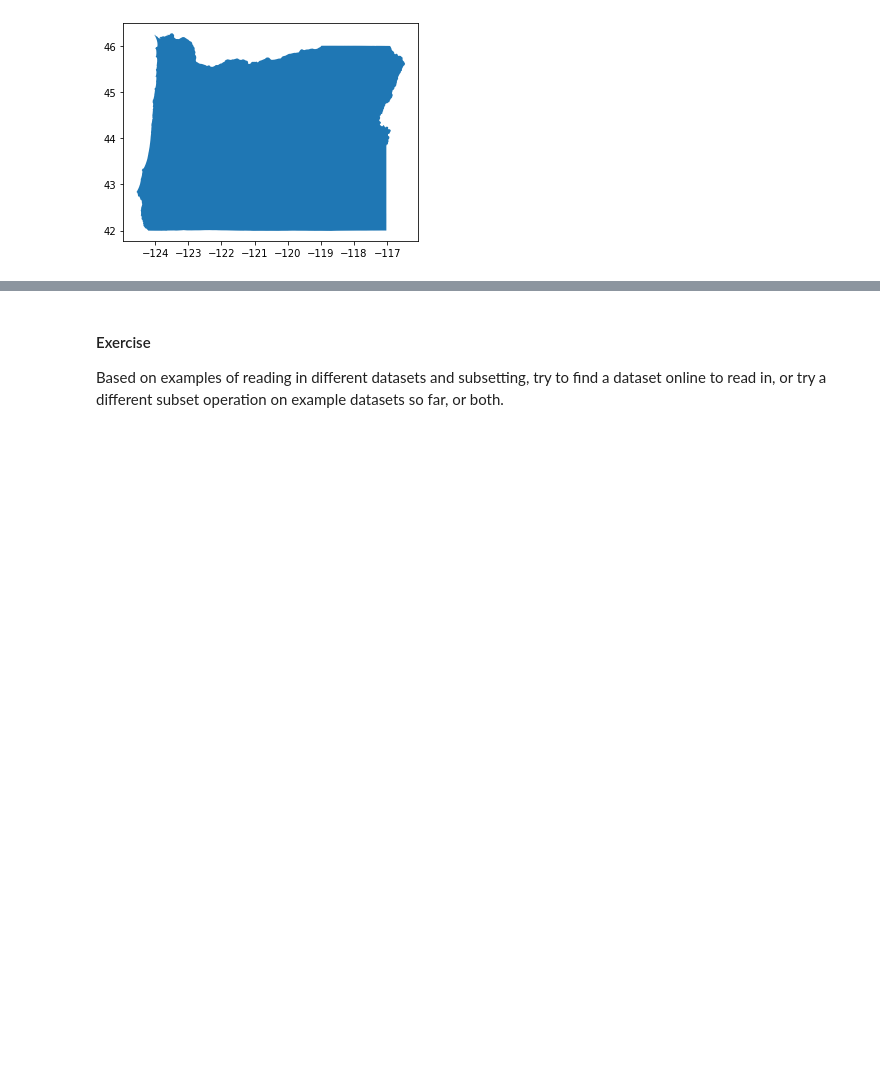
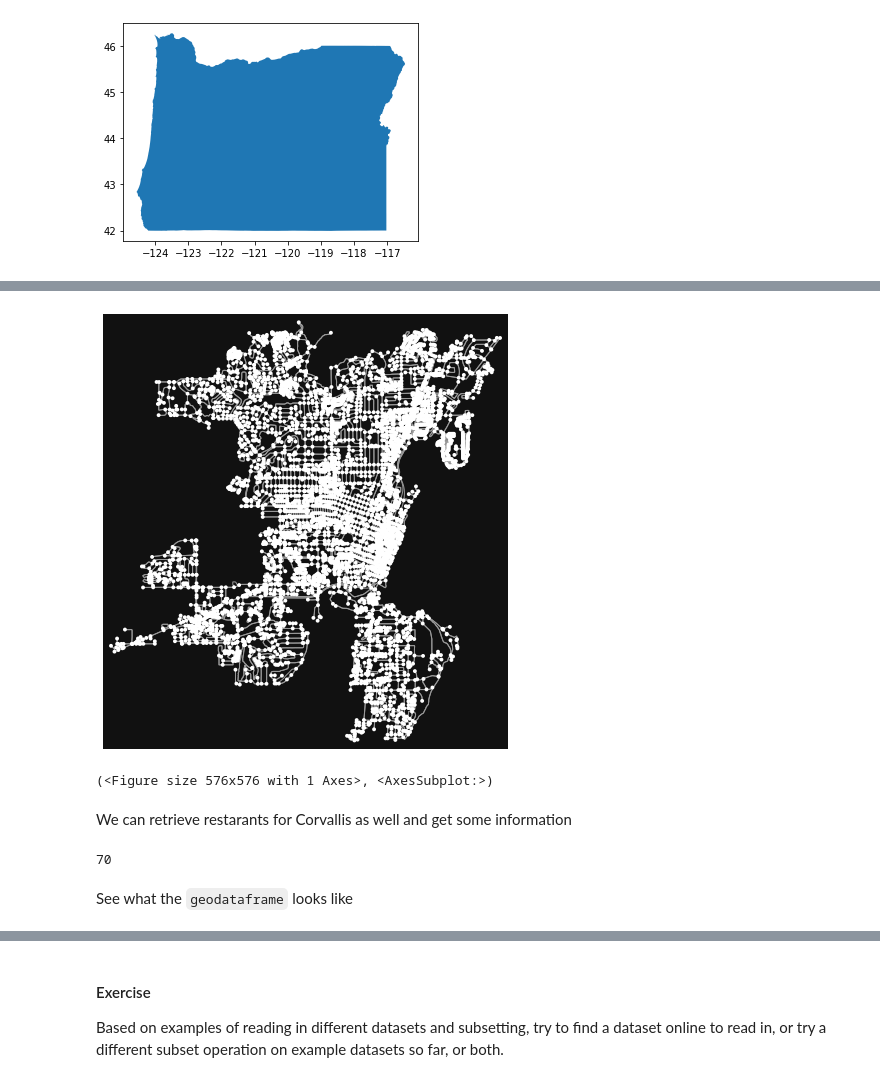
Before and after one commit to mhweber/AWRA2022GeoWorkshop, a Jupyter notebook: Workbooks/Python/Session2/Geoprocessing in Python - Importing.ipynb, the cells around one changed output, grey strips where cells are left out. Drawn from its saved outputs; the diff is of its cells as text; code cells hidden in the pictures; blank space fills up the shorter version.

```diff
--- a/Workbooks/Python/Session2/Geoprocessing in Python - Importing.ipynb
+++ b/Workbooks/Python/Session2/Geoprocessing in Python - Importing.ipynb
@@ -153,0 +157,20 @@ OR.plot()
+# %%
+import osmnx as ox
+place = ['Corvallis, Oregon, USA',]
+G = ox.graph_from_place(place, network_type ="bike")
+ox.plot_graph(G)
+# %% [output]
+[figure, added]
+(<Figure size 576x576 with 1 Axes>, <AxesSubplot:>)
+# %% [markdown]
+We can retrieve restarants for Corvallis as well and get some information
+# %%
+# Retrieve restaurants
+tags = {"amenity":"restaurant"}
+restaurants = ox.geometries_from_place(place, tags)
+# How many restaurants do we have?
+len(restaurants)
+# %% [output]
+70
+# %% [markdown]
+See what the `geodataframe` looks like
```
Also changed, not shown: parts of 5 cells of this notebook, 1 other file.
